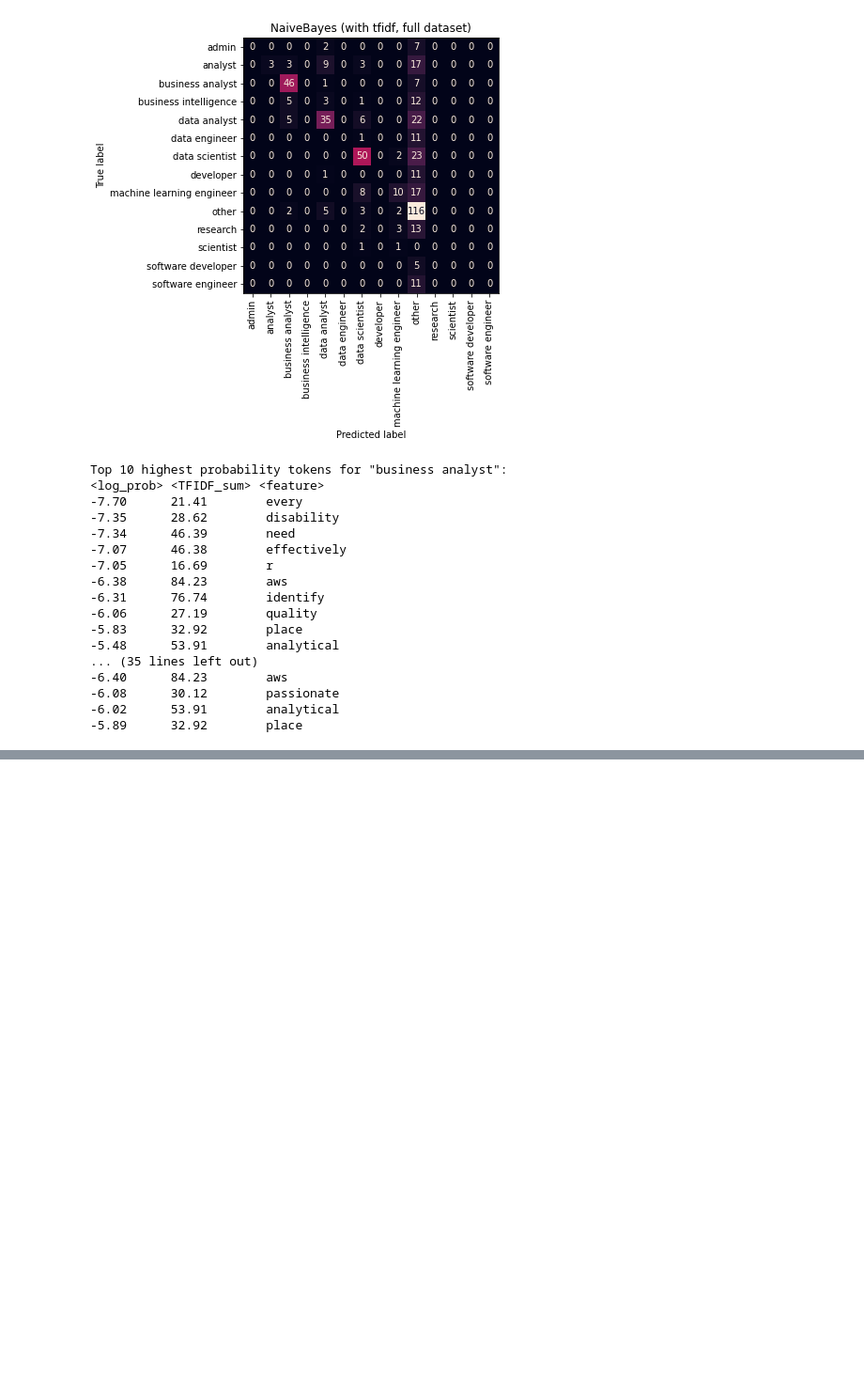
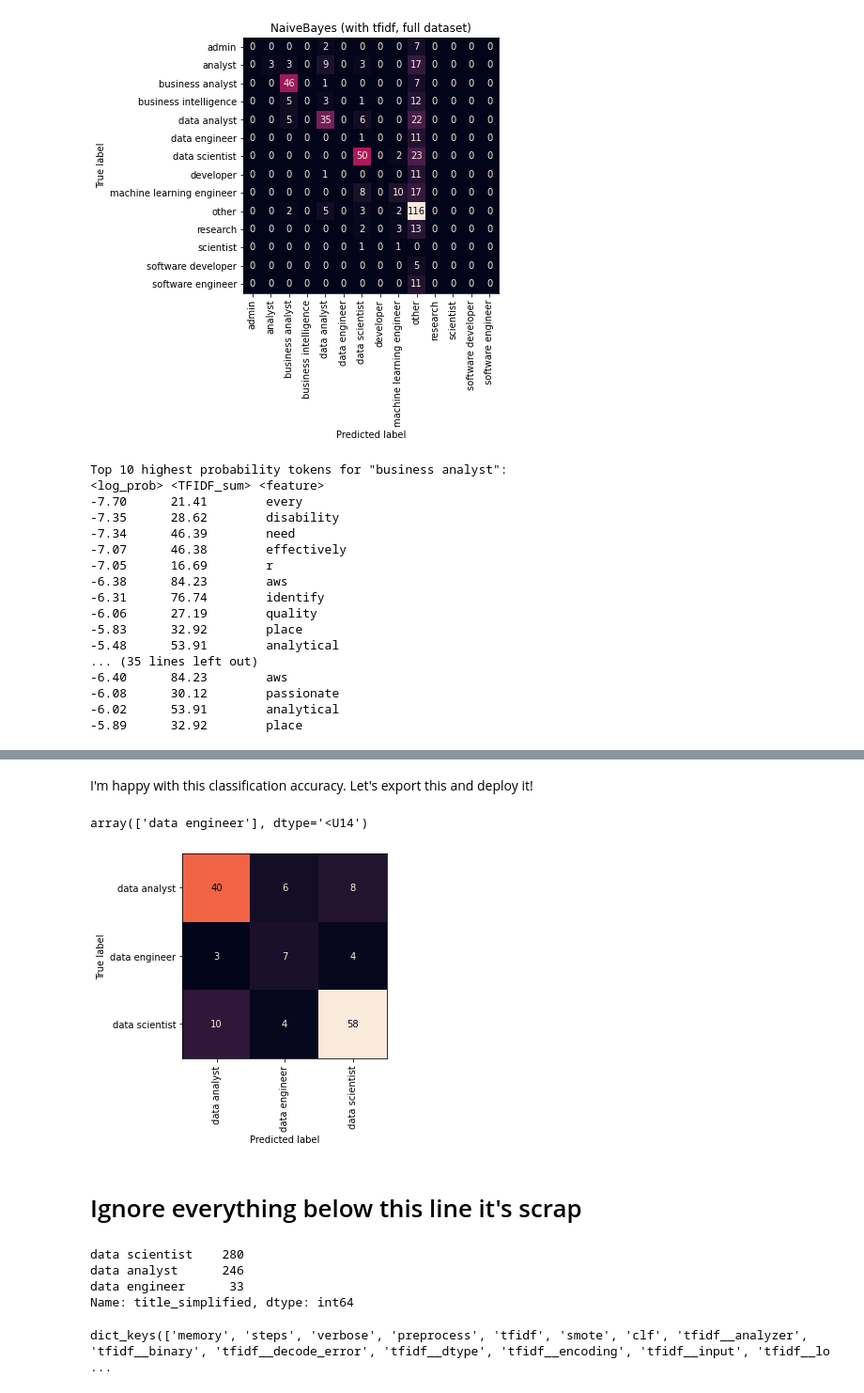
Before and after one commit to adin786/jobs-analysis, a Jupyter notebook: jobs-analysis-nlp.ipynb, the cells around one changed output, grey strips where cells are left out. Shown at 94% size. Cells and saved outputs as stored; diff of their text form; code cells hidden in the pictures; blank space fills up the shorter version.

```diff
--- a/jobs-analysis-nlp.ipynb
+++ b/jobs-analysis-nlp.ipynb
@@ -747,0 +893,2 @@ words_to_remove
+# %% [markdown]
+I'm happy with this classification accuracy.  Let's export this and deploy it!
@@ -747,0 +904,67 @@ words_to_remove
+# %%
+clf.predict(['''Our client a leading public sector body are looking to recruit a Data Engineer. You will design, develop, implement and maintain data management solutions (e.g. Data Pipelines) that extract and transform data into formats that can be used by Performance and Management Information (MI) analysts.
+
+This will include using Data Extraction Transformation and Loading (ETL) systems and routines to facilitate reporting from SDS customer management systems (based on Microsoft Dynamics, Agresso, other platforms as required) using a range of appropriate data handling and manipulation tools.
+
+The role of the team includes managing the processes by which data is accurately and reliably imported into and extracted.
+
+Responsibilities:
+• Design and build of: data models (conceptual, virtual and physical), including use of appropriate schema (e.g. Star schema); and relational databases.
+• Build of Extract-Transform-Load (ETL) pipelines (primarily using Microsoft Azure Data Factory) to bring internal and external data into the the Data Warehouse (e.g. from CRM systems; Agresso Finance and Agresso HR; Digital Platforms
+• Estimate the time and resource requirements for development work (and monitor progress to delivery)
+• Maintaining data quality, including the design, documentation and implementation of data quality management processes (such as cleanses)
+• Architect, implement and adhere to data standards (i.e. the rules by which data are described, recorded and integrated, and the format in which they are recorded).
+• Manage data workflow, pipelines and ETL processes.
+
+Experience required:
+• Experience equivalent in data engineering or data science related role
+• Significant data engineering experience (e.g. data modelling, data quality management, data profiling, metadata management and reporting)
+• Expertise and experience in various Business Intelligence reporting systems, tools and methodology
+• Experience of SQL Server
+• Experience of T-SQL and SQL Server Management Studio, BIDS
+
+Desirable:
+• Data warehouse experience (ideally in the Azure stack)
+• Expertise and experience in ETL development tools
+• Basic understanding of SSIS
+• Experience of working in a test-driven development environment
+• Knowledge and experience of MS Dynamics CRM 365
+• Experience of using Power BI
+
+Benefits package:
+• 30 days annual leave
+• 13 days public holiday
+• Flexi-time scheme - carry over up to 14 hours credit or 7 hour deficit in a 4-week period. Up to 10 days off per year
+• The ability to use 'work from anywhere' technology at manager's discretion and subject to business requirement
+• Excellent professional development support
+• Local Government Pension Scheme - career average revalued earnings scheme with an employer contribution rate of 21.3%.
+• Work and family policy - flexible working options for parents and carers
+• Partnership arrangements with two recognised Trade Unions
+• Employee Assistance Programme - free, confidential and impartial advice and support
+
+Added benefits:
+• Childcare Vouchers
+• iSave - a wide range of exclusive discounts, savings and cash back benefits from a range of high street retailers and online stores
+• Cycle 2 Work scheme
+• Interest-free rail season ticket loans'''])
+# %% [output]
+array(['data engineer'], dtype='<U14')
+# %%
+plot_confusion_matrix(clf_pipeline, X_test, y_test, values_format='d', xticks_rotation='vertical',
+                        cmap='rocket',colorbar=False);
+# %% [output]
+[figure, added]
+# %% [markdown]
+# Ignore everything below this line it's scrap
+# %%
+y_train.value_counts()
+# %% [output]
+data scientist    280
+data analyst      246
+data engineer      33
+Name: title_simplified, dtype: int64
+# %%
+# Get available options for
+clf_pipeline.get_params().keys()
+# %% [output]
+dict_keys(['memory', 'steps', 'verbose', 'preprocess', 'tfidf', 'smote', 'clf', 'tfidf__analyzer', 'tfidf__binary', 'tfidf__decode_error', 'tfidf__dtype', 'tfidf__encoding', 'tfidf__input', 'tfidf__lo ...
```
Also changed, not shown: parts of 21 cells of this notebook, 1 other file.
